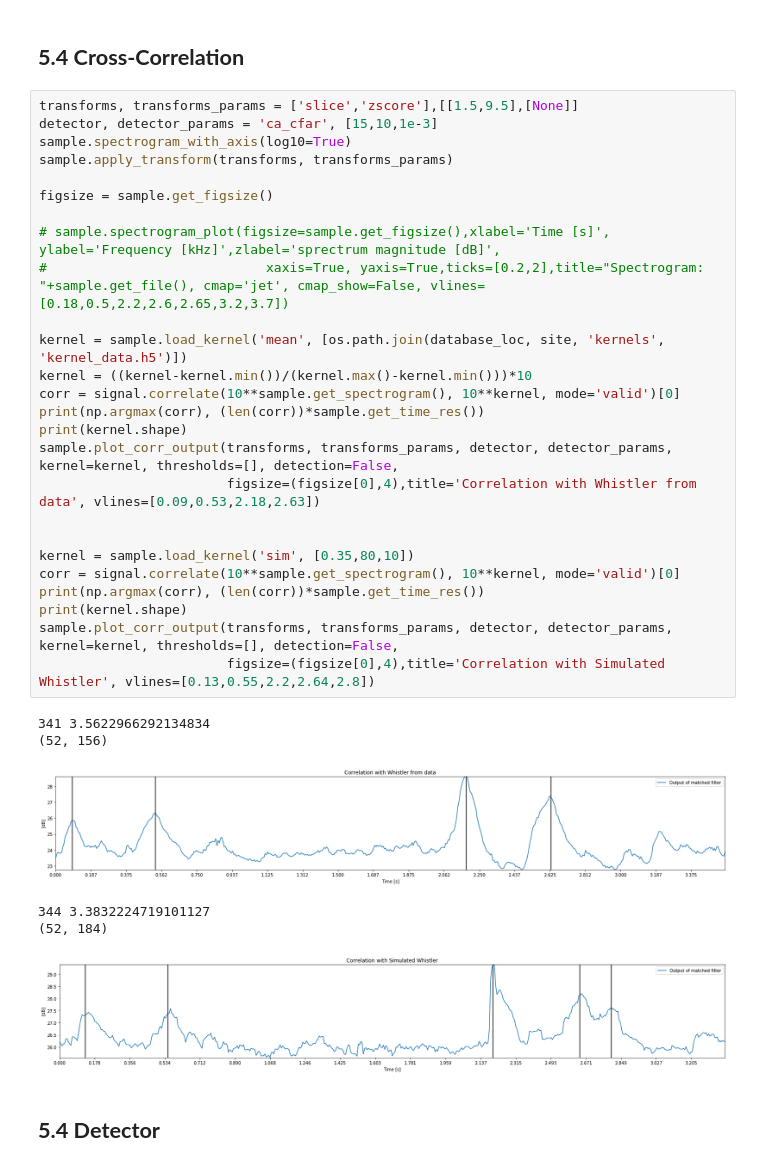
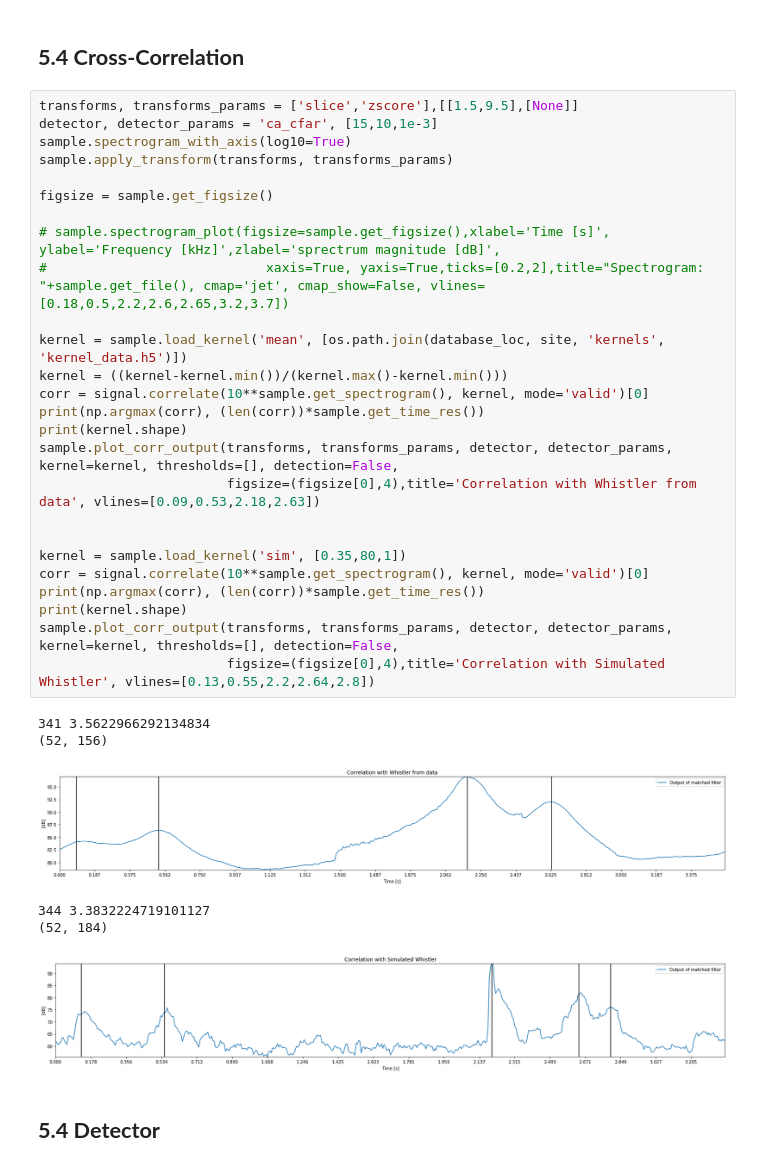
Before and after one commit to Kojey/MSc-whistler-waves-detector, a Jupyter notebook: ipy/report/chapter5_3.ipynb, the cells around one changed output. Saved outputs shown, nothing was run; the diff lists cells and outputs as text.

```diff
--- a/ipy/report/chapter5_3.ipynb
+++ b/ipy/report/chapter5_3.ipynb
@@ -55,36 +55,36 @@ sample.spectrogram_plot(figsize=sample.get_figsize(), xlabel='Time [s]', ylabel=
 # %%
 transforms, transforms_params = ['slice','zscore'],[[1.5,9.5],[None]]
 detector, detector_params = 'ca_cfar', [15,10,1e-3]
 sample.spectrogram_with_axis(log10=True)
 sample.apply_transform(transforms, transforms_params)
 
 figsize = sample.get_figsize()
 
 # sample.spectrogram_plot(figsize=sample.get_figsize(),xlabel='Time [s]', ylabel='Frequency [kHz]',zlabel='sprectrum magnitude [dB]',
 #                            xaxis=True, yaxis=True,ticks=[0.2,2],title="Spectrogram: "+sample.get_file(), cmap='jet', cmap_show=False, vlines=[0.18,0.5,2.2,2.6,2.65,3.2,3.7])
 
 kernel = sample.load_kernel('mean', [os.path.join(database_loc, site, 'kernels', 'kernel_data.h5')])
-kernel = ((kernel-kernel.min())/(kernel.max()-kernel.min()))*10
-corr = signal.correlate(10**sample.get_spectrogram(), 10**kernel, mode='valid')[0]
+kernel = ((kernel-kernel.min())/(kernel.max()-kernel.min()))
+corr = signal.correlate(10**sample.get_spectrogram(), kernel, mode='valid')[0]
 print(np.argmax(corr), (len(corr))*sample.get_time_res())
 print(kernel.shape)
 sample.plot_corr_output(transforms, transforms_params, detector, detector_params, kernel=kernel, thresholds=[], detection=False,
                         figsize=(figsize[0],4),title='Correlation with Whistler from data', vlines=[0.09,0.53,2.18,2.63])
 
 
-kernel = sample.load_kernel('sim', [0.35,80,10])
-corr = signal.correlate(10**sample.get_spectrogram(), 10**kernel, mode='valid')[0]
+kernel = sample.load_kernel('sim', [0.35,80,1])
+corr = signal.correlate(10**sample.get_spectrogram(), kernel, mode='valid')[0]
 print(np.argmax(corr), (len(corr))*sample.get_time_res())
 print(kernel.shape)
 sample.plot_corr_output(transforms, transforms_params, detector, detector_params, kernel=kernel, thresholds=[], detection=False,
                         figsize=(figsize[0],4),title='Correlation with Simulated Whistler', vlines=[0.13,0.55,2.2,2.64,2.8])
 # %% [output]
 341 3.5622966292134834
 (52, 156)
-[figure, old version]
+[figure, new version]
 344 3.3832224719101127
 (52, 184)
-[figure, old version]
+[figure, new version]
 # %% [markdown]
 ## **5.4 Detector**
 # %% [markdown]
```
Also changed, not shown: parts of 4 cells of this notebook, 2 other files.
